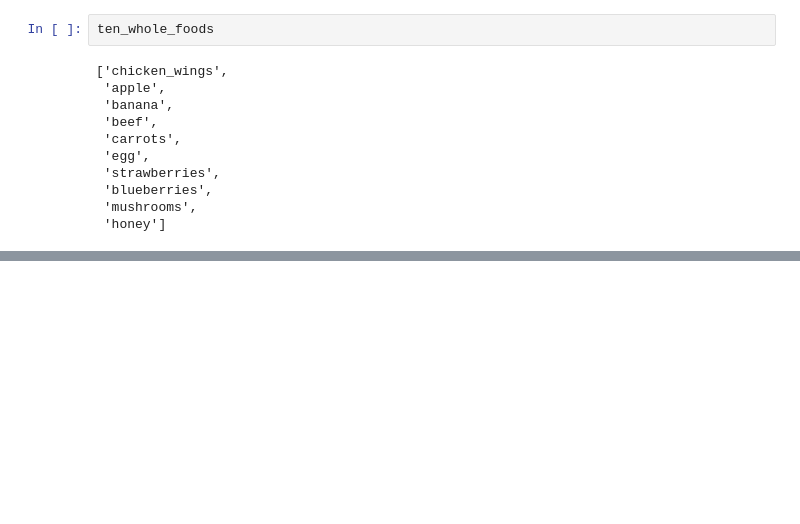
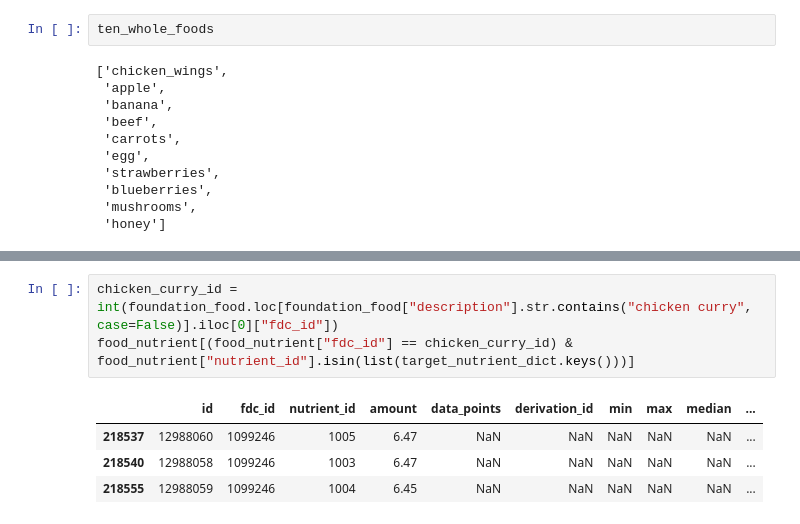
Before and after one commit to PaingLinHtike/Nutrify, a Jupyter notebook: data_exploration/usda_food_data_exploration.ipynb, the cells around one changed output, grey strips where cells are left out. Cells and saved outputs as stored; diff of their text form; blank space fills up the shorter version.

```diff
--- a/data_exploration/usda_food_data_exploration.ipynb
+++ b/data_exploration/usda_food_data_exploration.ipynb
@@ -712,0 +913,8 @@ ten_whole_foods
+# %%
+chicken_curry_id = int(foundation_food.loc[foundation_food["description"].str.contains("chicken curry", case=False)].iloc[0]["fdc_id"])
+food_nutrient[(food_nutrient["fdc_id"] == chicken_curry_id) & food_nutrient["nutrient_id"].isin(list(target_nutrient_dict.keys()))]
+# %% [output]
+|  | id | fdc_id | nutrient_id | amount | data_points | derivation_id | min | max | median | ... |
+| 218537 | 12988060 | 1099246 | 1005 | 6.47 | NaN | NaN | NaN | NaN | NaN | ... |
+| 218540 | 12988058 | 1099246 | 1003 | 6.47 | NaN | NaN | NaN | NaN | NaN | ... |
+| 218555 | 12988059 | 1099246 | 1004 | 6.45 | NaN | NaN | NaN | NaN | NaN | ... |
```
Also changed, not shown: parts of 19 cells of this notebook, 1 other file.
